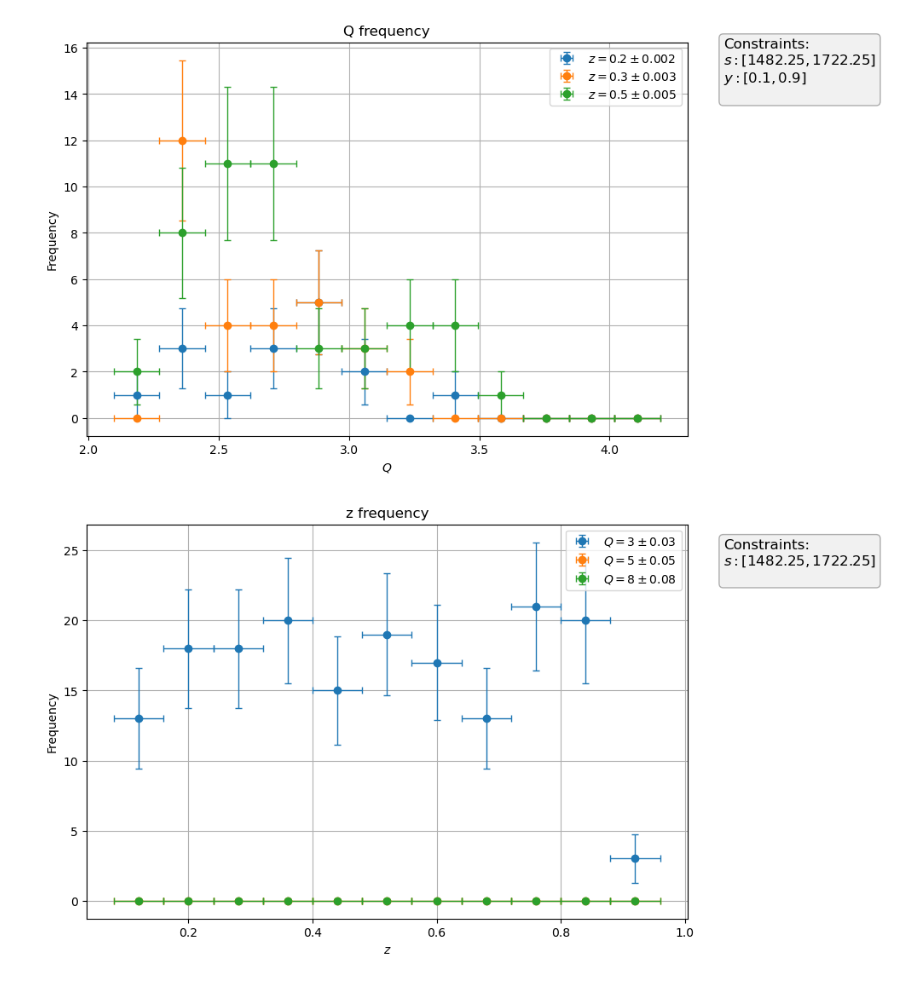
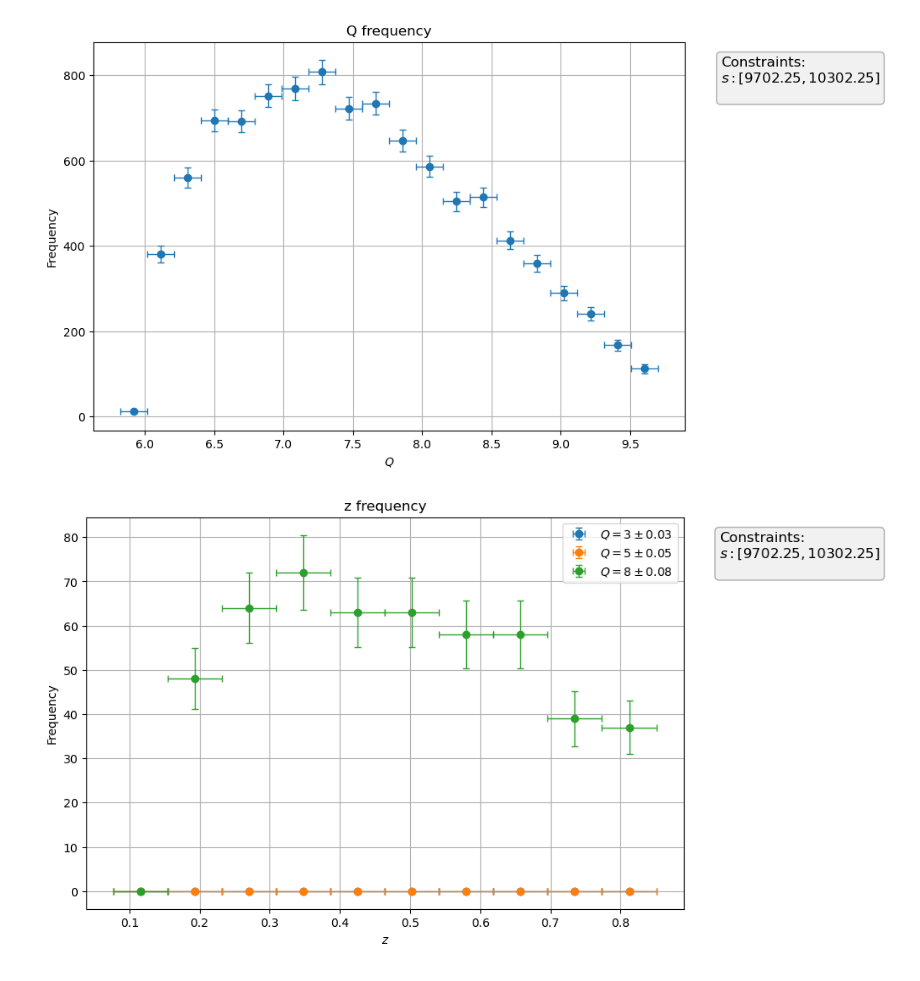
Before and after one commit to brandonmanley/dijet_DSA, a Jupyter notebook: bmanley/dsa_mc_analysis.ipynb, the cells around one changed output. Drawn from its saved outputs; the diff is of its cells as text; code cells hidden in the pictures.

```diff
--- a/bmanley/dsa_mc_analysis.ipynb
+++ b/bmanley/dsa_mc_analysis.ipynb
@@ -7,7 +7,8 @@ from scipy.special import jv, kv
 from mpl_toolkits.axes_grid1.inset_locator import inset_axes
 # %%
 # import mc data file
-mcfile = 'mc_data/mc_data_trial3_root_s40.npy'
+# mcfile = 'mc_data/mc_data_trial4.npy'
+mcfile = 'test_2-7-2025.npy'
 mcdata = np.load(mcfile)
 mc_df = pd.DataFrame(mcdata, columns=['s', 'Q', 'x', 'delta', 'pT', 'z', 'y', 'phi_kp', 'phi_Dp', 'dsa', 'unxsec'])
 # %%
@@ -37,7 +38,8 @@ def plot_histogram(df, plot_q, constraints, vary_q=None, **options):
     range = [df[plot_q].min(), df[plot_q].max()]
     nbins = options.get('nbins', 10)
     bin_width = options.get('binwidth', (range[1] - range[0])/nbins)
-    bins = np.arange(np.floor(range[0]/bin_width)*bin_width, np.ceil(range[1]/bin_width)*bin_width + bin_width, bin_width)
+    bins = np.arange(np.floor(range[0]/bin_width)*bin_width, np.ceil(range[1]/bin_width)*bin_width, bin_width)
+    # print(bins)
 
     # enforce constraints
     mask = pd.Series(True, index=df.index)
@@ -98,13 +100,14 @@ def plot_histogram(df, plot_q, constraints, vary_q=None, **options):
     ax.set_xscale(options.get('x_scale', 'linear'))
     ax.grid(options.get('grid', True))
 # %%
-plot_s = 40
+plot_s = 100
 delta_s = 1.5
 
-plot_histogram(mc_df, 'Q', {'s': [(plot_s-delta_s)**2, (plot_s+delta_s)**2], 'y':[0.1, 0.9]}, vary_q={'z': [0.2, 0.3, 0.5]})
+# plot_histogram(mc_df, 'Q', {'s': [(plot_s-delta_s)**2, (plot_s+delta_s)**2], 'y':[0.1, 0.9]}, vary_q={'z': [0.2, 0.3, 0.4, 0.5]})
+plot_histogram(mc_df, 'Q', {'s': [(plot_s-delta_s)**2, (plot_s+delta_s)**2]}, nbins=20)
 plot_histogram(mc_df, 'z', {'s': [(plot_s-delta_s)**2, (plot_s+delta_s)**2]}, vary_q={'Q': [3, 5, 8]})
 
-plot_histogram(mc_df, 'phi_kp', {'s': [(plot_s-delta_s)**2, (plot_s+delta_s)**2]}, vary_q={'Q': [8]}, nbins=2)
+# plot_histogram(mc_df, 'phi_kp', {'s': [(plot_s-delta_s)**2, (plot_s+delta_s)**2]}, vary_q={'Q': [8]}, nbins=10)
 # %% [output]
-[figure, old version]
+[figure, new version]
-[figure, old version]
+[figure, new version]
```
Also changed, not shown: parts of 2 cells of this notebook, 14 other files.
